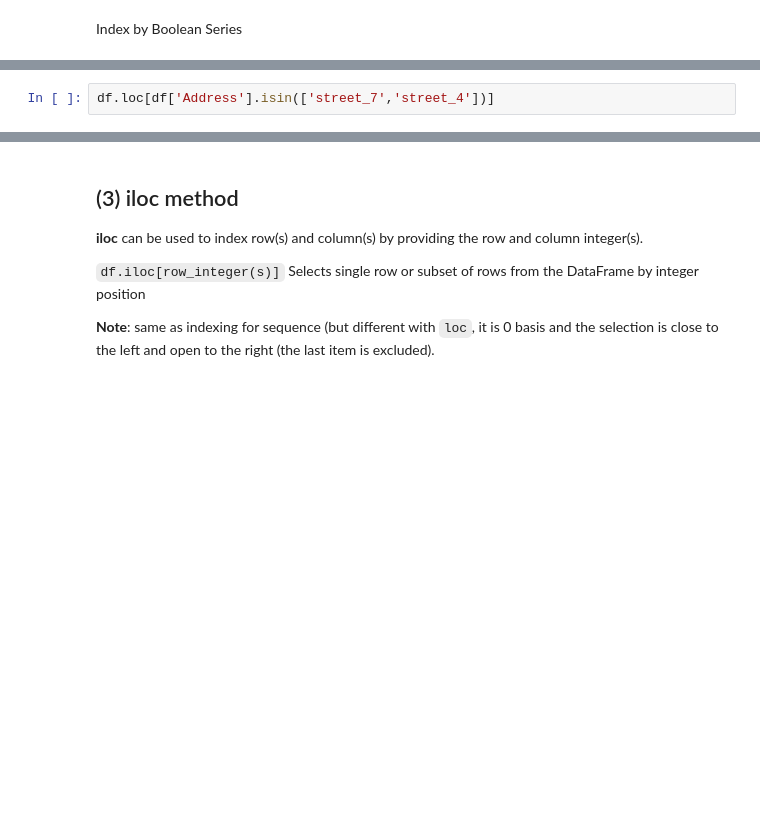
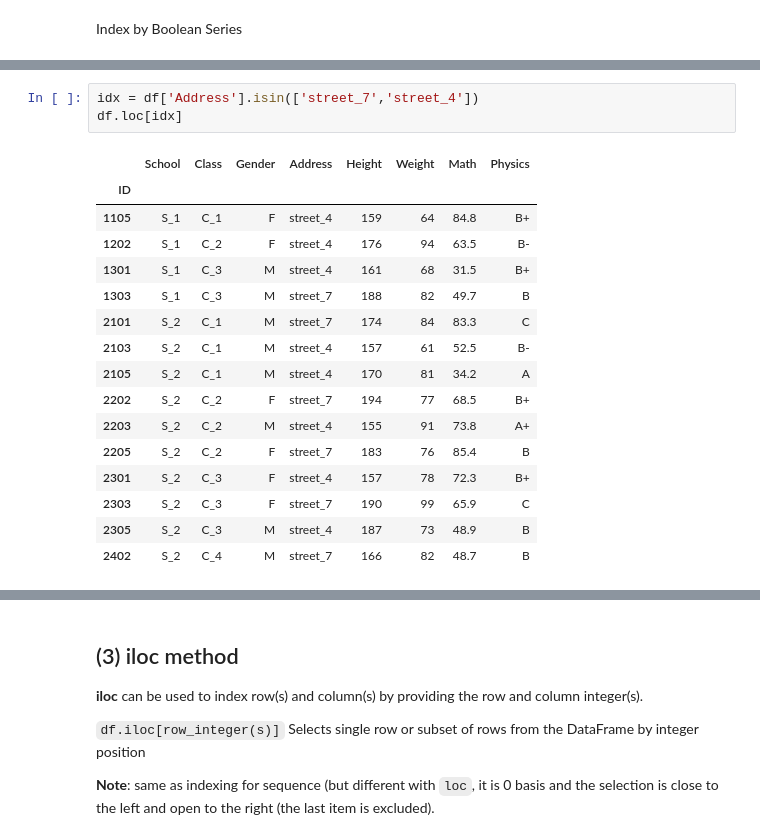
Before and after one commit to STAT2255/2023, a Jupyter notebook: notes/note10_Pandas2.ipynb, the cells around one changed output, grey strips where cells are left out. Cells and saved outputs as stored; diff of their text form; blank space fills up the shorter version.

```diff
--- a/notes/note10_Pandas2.ipynb
+++ b/notes/note10_Pandas2.ipynb
@@ -185,3 +261,21 @@ type(df['Address'].isin(['street_7','street_4']))
 # %%
-df.loc[df['Address'].isin(['street_7','street_4'])]
+idx = df['Address'].isin(['street_7','street_4'])
+df.loc[idx]
+# %% [output]
+|  | School | Class | Gender | Address | Height | Weight | Math | Physics |
+| ID |  |  |  |  |  |  |  |  |
+| 1105 | S_1 | C_1 | F | street_4 | 159 | 64 | 84.8 | B+ |
+| 1202 | S_1 | C_2 | F | street_4 | 176 | 94 | 63.5 | B- |
+| 1301 | S_1 | C_3 | M | street_4 | 161 | 68 | 31.5 | B+ |
+| 1303 | S_1 | C_3 | M | street_7 | 188 | 82 | 49.7 | B |
+| 2101 | S_2 | C_1 | M | street_7 | 174 | 84 | 83.3 | C |
+| 2103 | S_2 | C_1 | M | street_4 | 157 | 61 | 52.5 | B- |
+| 2105 | S_2 | C_1 | M | street_4 | 170 | 81 | 34.2 | A |
+| 2202 | S_2 | C_2 | F | street_7 | 194 | 77 | 68.5 | B+ |
+| 2203 | S_2 | C_2 | M | street_4 | 155 | 91 | 73.8 | A+ |
+| 2205 | S_2 | C_2 | F | street_7 | 183 | 76 | 85.4 | B |
+| 2301 | S_2 | C_3 | F | street_4 | 157 | 78 | 72.3 | B+ |
+| 2303 | S_2 | C_3 | F | street_7 | 190 | 99 | 65.9 | C |
+| 2305 | S_2 | C_3 | M | street_4 | 187 | 73 | 48.9 | B |
+| 2402 | S_2 | C_4 | M | street_7 | 166 | 82 | 48.7 | B |
 # %%
```
Also changed, not shown: parts of 57 cells of this notebook.
